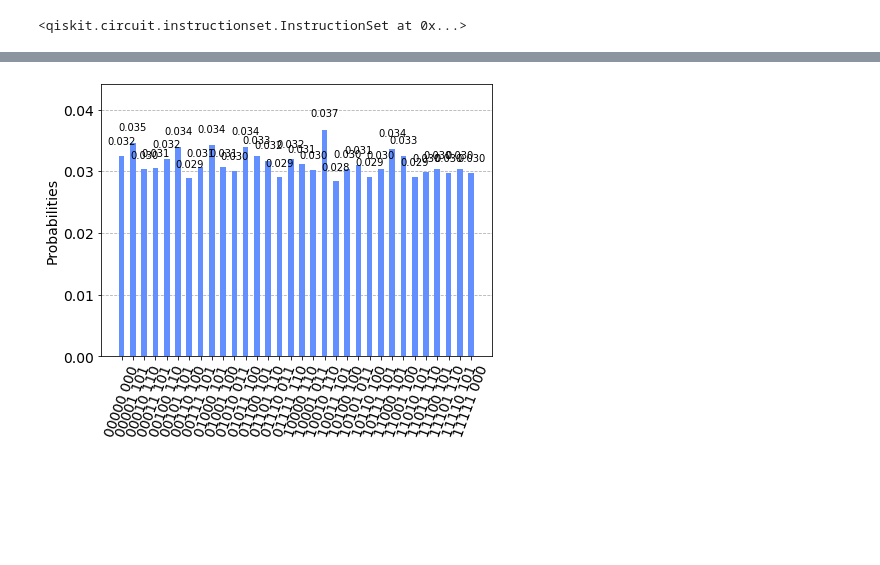
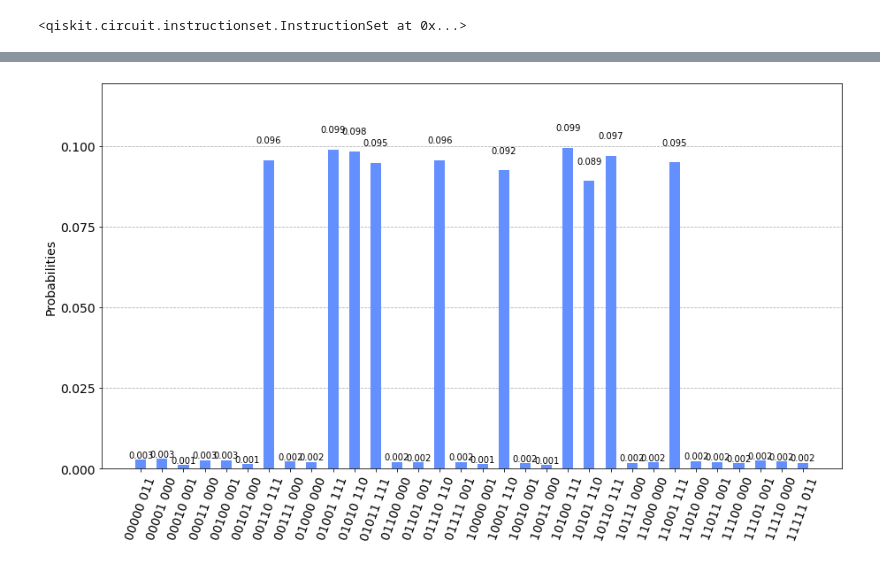
Before and after one commit to speQtrum/QulabsWorkspace-Rajarshi, a Jupyter notebook: QuantumDictionary.ipynb, the cells around one changed output, grey strips where cells are left out. Cells and saved outputs as stored; diff of their text form; code cells hidden in the pictures; blank space fills up the shorter version.

```diff
--- a/QuantumDictionary.ipynb
+++ b/QuantumDictionary.ipynb
@@ -266,17 +273,12 @@ def create_function_dictionary(val_q, precision, ):
 
     # qc.barrier()
 
-    qc.mcry(-2*(2*pi/2**precision)*2, [qreg[0], qreg[1], qm[0]], ancilla)
-    qc.mcry(-2*(2*pi/2**precision)*4, [qreg[0], qreg[1], qm[1]], ancilla)
-    qc.mcry(-2*(2*pi/2**precision)*8, [qreg[0], qreg[1], qm[2]], ancilla)
-
-    qc.mcry(-1*(2*pi/2**precision)*2, [qreg[0],  qm[0]], ancilla)
-    qc.mcry(-1*(2*pi/2**precision)*4, [qreg[0],  qm[1]], ancilla)
-    qc.mcry(-1*(2*pi/2**precision)*8, [qreg[0],  qm[2]], ancilla)
-
-    qc.mcry(3*(2*pi/2**precision)*2, [qreg[0], qreg[2], qm[0]], ancilla)
-    qc.mcry(3*(2*pi/2**precision)*4, [qreg[0], qreg[2], qm[1]], ancilla)
-    qc.mcry(3*(2*pi/2**precision)*8, [qreg[0], qreg[2], qm[2]], ancilla)
+    for index in range(precision) :
+        qc.mcry(-1*(2*pi/2**precision)*2*(2**index), [qreg[node0],  qm[index]], ancilla)
+    for index in range(precision) :
+        qc.mcry(-1*(2*pi/2**precision)*2*(2**index), [qreg[node1],  qm[index]], ancilla)
+    for index in range(precision) :
+        qc.mcry(+2*(2*pi/2**precision)*2*(2**index), [qreg[node0], qreg[node1], qm[index]], ancilla)
 
     # qc.barrier()
 
@@ -395,6 +455,6 @@ def create_function_dictionary_maxcut_from_graph(graph , precision, ):
 # %%
 ## grover operator for conditioning amplification of negative values of the function evaluation
-def grover_from_graph(function_dictionary, graph, precision  ,steps ):
+def grover_from_graph(function_dictionary, graph, precision, offset  ,steps ):
     """ Return the grover operator that amplifies 'flag_state' amplitudes.
         'flag_state' here refers to cases where the f(x) < 0, whihc is characterised by msb = 1, this is implemented by constructing an oracle that adds
         a negative phase to stated with msb == 1.
@@ -407,13 +467,14 @@ def grover_from_graph(function_dictionary, graph, precision  ,steps ):
             QuantumCircuit
     """
     ## initialisation
+    val_q = graph.number_of_nodes()
     qreg = QuantumRegister(val_q, name= 'f_reg')
     qm = QuantumRegister(precision, name= 'precision')
     ancilla = QuantumRegister(1, name= 'ancilla')
     # creg_qreg = ClassicalRegister(val_q, name='f_reg_c')
     # creg_qm = ClassicalRegister(precision, name= 'precision_c')
     qc = QuantumCircuit(qreg, qm, ancilla, name= 'grover')
-    f_eval = function_dictionary(graph, precision)
+    f_eval = function_dictionary(graph, precision, offset)
     for step in range(steps):
         ## oracle sub rouitne
         qc.x(ancilla)
@@ -595,12 +625,14 @@ nx.draw(graph2, with_labels= True, alpha= 0.8, node_size= 500)
 # %%
 precision = 3
+offset= 3
+
 qreg = QuantumRegister(graph2.number_of_nodes() , name= 'f_reg')
 qm = QuantumRegister(precision, name= 'precision')
 ancilla = QuantumRegister(1, name= 'ancilla')
 creg_qreg = ClassicalRegister(graph2.number_of_nodes(), name='f_reg_c')
 creg_qm = ClassicalRegister(precision, name= 'precision_c')
 qc = QuantumCircuit(qreg, qm, ancilla, creg_qm, creg_qreg)
-qc = qc.compose(create_function_dictionary_maxcut_from_graph(graph2, precision).to_gate() )
+qc = qc.compose(create_function_dictionary_maxcut_from_graph_tf(graph2, precision, offset= offset).to_gate() )
 qc.barrier()
 
 # qc.draw()
@@ -609,7 +648,9 @@ qc.barrier()
+# %%
+qc = qc.compose(grover_from_graph(create_function_dictionary_maxcut_from_graph_tf, graph2, precision, offset , 1).to_gate() )
 # %%
 qc.measure(qreg, creg_qreg)
 qc.measure(qm, creg_qm)
 counts = execute(qc, backend= aer, shots= 10024).result().get_counts()
-plot_histogram(counts)
+plot_histogram(counts, figsize=(15,8))
 # %% [output]
-[figure, old version]
+[figure, new version]
```
Also changed, not shown: parts of 17 cells of this notebook.
